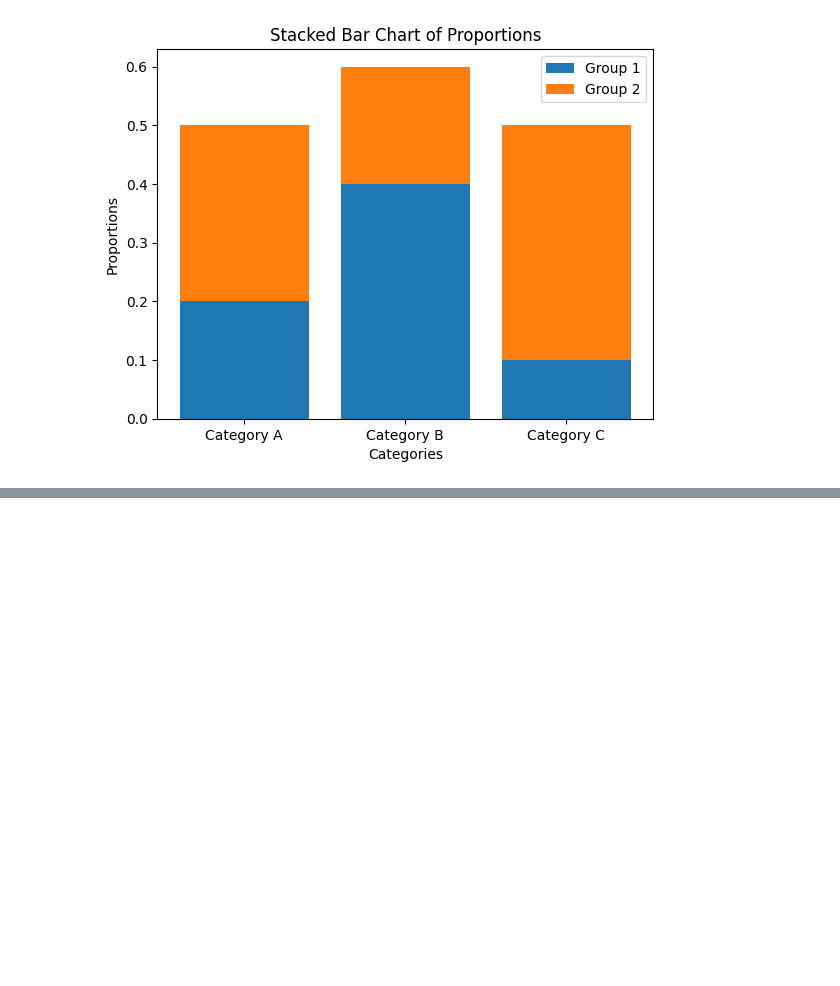
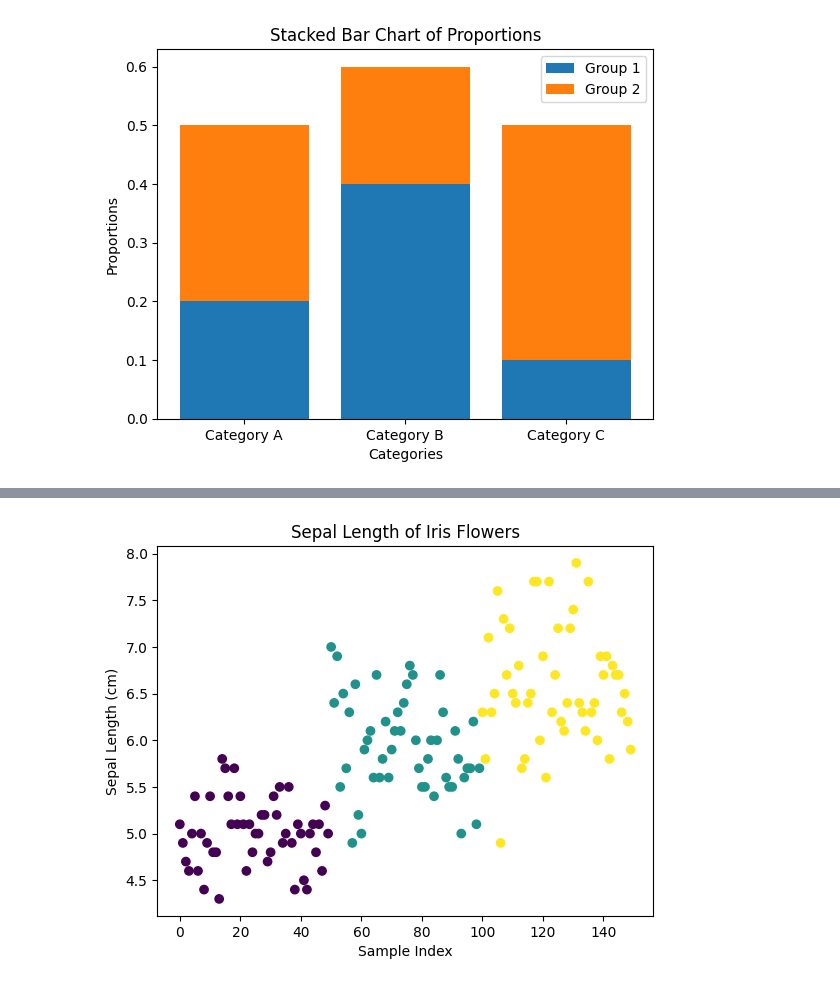
Before and after one commit to Nohan28/aiml, a Jupyter notebook: nohan23CS028.ipynb, the cells around one changed output, grey strips where cells are left out. Drawn from its saved outputs; the diff is of its cells as text; code cells hidden in the pictures; blank space fills up the shorter version.

```diff
--- a/nohan23CS028.ipynb
+++ b/nohan23CS028.ipynb
@@ -767,0 +865,17 @@ plt.show()
+# %%
+from sklearn.datasets import load_iris
+import matplotlib.pyplot as plt
+
+# Load dataset
+iris = load_iris()
+sepal_lengths = iris.data[:, 0]  # Sepal length is the first column
+species = iris.target
+
+# Plot
+plt.scatter(range(len(sepal_lengths)), sepal_lengths, c=species)
+plt.title("Sepal Length of Iris Flowers")
+plt.xlabel("Sample Index")
+plt.ylabel("Sepal Length (cm)")
+plt.show()
+# %% [output]
+[figure, added]
```
Also changed, not shown: parts of 12 cells of this notebook.
